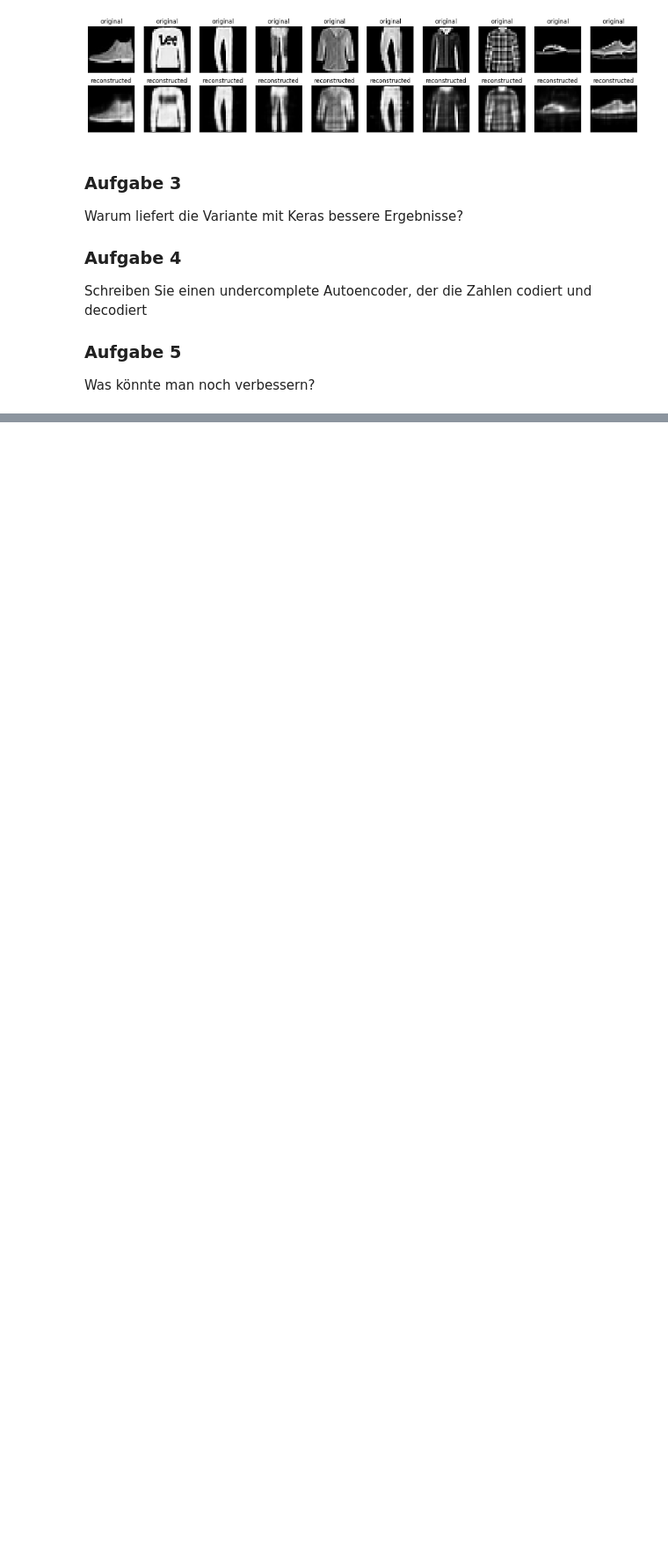
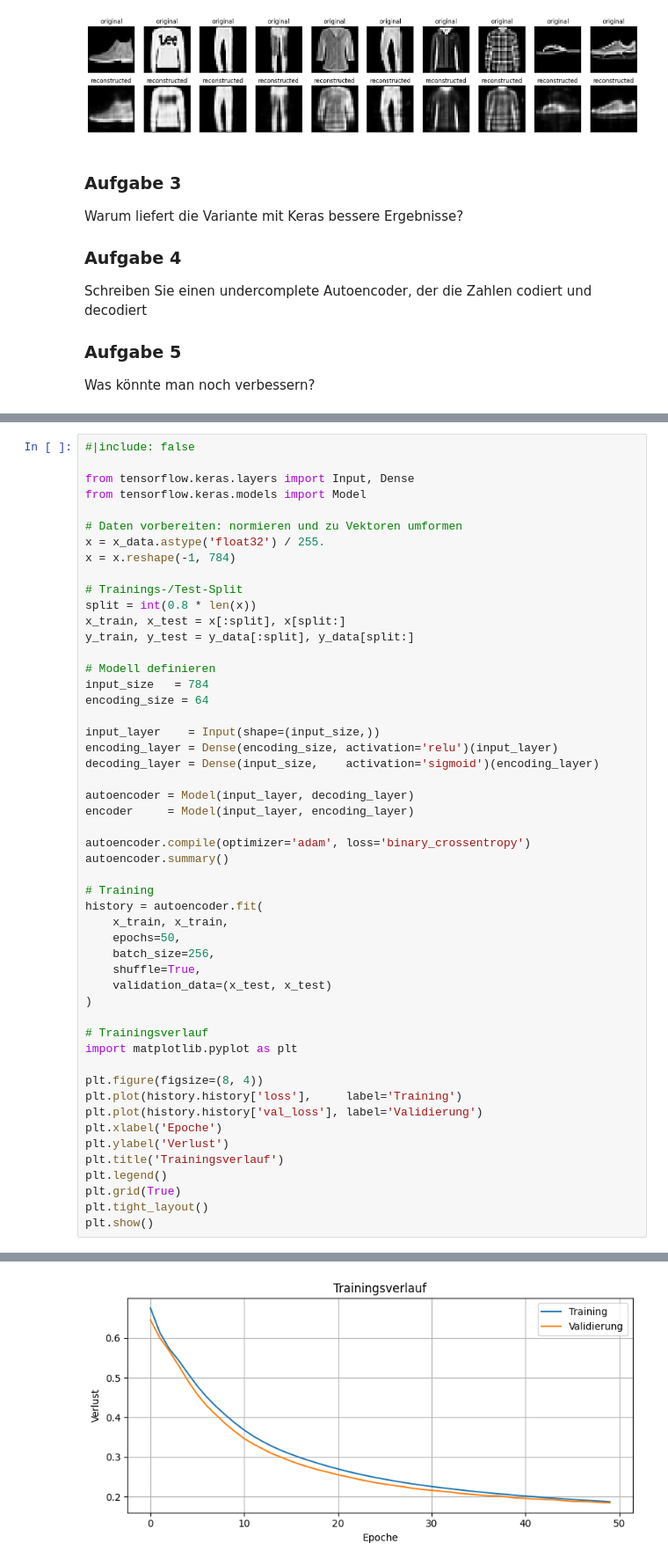
Before and after one commit to ArnoldIntelligence/KI-Vorlesung, a Jupyter notebook: notebooks/06-nicht_ueberwachtes_lernen.ipynb, the cells around one changed output, grey strips where cells are left out. Shown at 88% size. Cells and saved outputs as stored; diff of their text form; blank space fills up the shorter version.

Commit message:
autoencoder updated

```diff
--- a/notebooks/06-nicht_ueberwachtes_lernen.ipynb
+++ b/notebooks/06-nicht_ueberwachtes_lernen.ipynb
@@ -1512,0 +1671,52 @@ Was könnte man noch verbessern?
+# %%
+#|include: false
+
+from tensorflow.keras.layers import Input, Dense
+from tensorflow.keras.models import Model
+
+# Daten vorbereiten: normieren und zu Vektoren umformen
+x = x_data.astype('float32') / 255.
+x = x.reshape(-1, 784)
+
+# Trainings-/Test-Split
+split = int(0.8 * len(x))
+x_train, x_test = x[:split], x[split:]
+y_train, y_test = y_data[:split], y_data[split:]
+
+# Modell definieren
+input_size   = 784
+encoding_size = 64
+
+input_layer    = Input(shape=(input_size,))
+encoding_layer = Dense(encoding_size, activation='relu')(input_layer)
+decoding_layer = Dense(input_size,    activation='sigmoid')(encoding_layer)
+
+autoencoder = Model(input_layer, decoding_layer)
+encoder     = Model(input_layer, encoding_layer)
+
+autoencoder.compile(optimizer='adam', loss='binary_crossentropy')
+autoencoder.summary()
+
+# Training
+history = autoencoder.fit(
+    x_train, x_train,
+    epochs=50,
+    batch_size=256,
+    shuffle=True,
+    validation_data=(x_test, x_test)
+)
+
+# Trainingsverlauf
+import matplotlib.pyplot as plt
+
+plt.figure(figsize=(8, 4))
+plt.plot(history.history['loss'],     label='Training')
+plt.plot(history.history['val_loss'], label='Validierung')
+plt.xlabel('Epoche')
+plt.ylabel('Verlust')
+plt.title('Trainingsverlauf')
+plt.legend()
+plt.grid(True)
+plt.tight_layout()
+plt.show()
+# %% [output]
@@ -1512,0 +1753 @@ Was könnte man noch verbessern?
+[figure, added]
```
Also changed, not shown: parts of 13 cells of this notebook, 11 other files.
